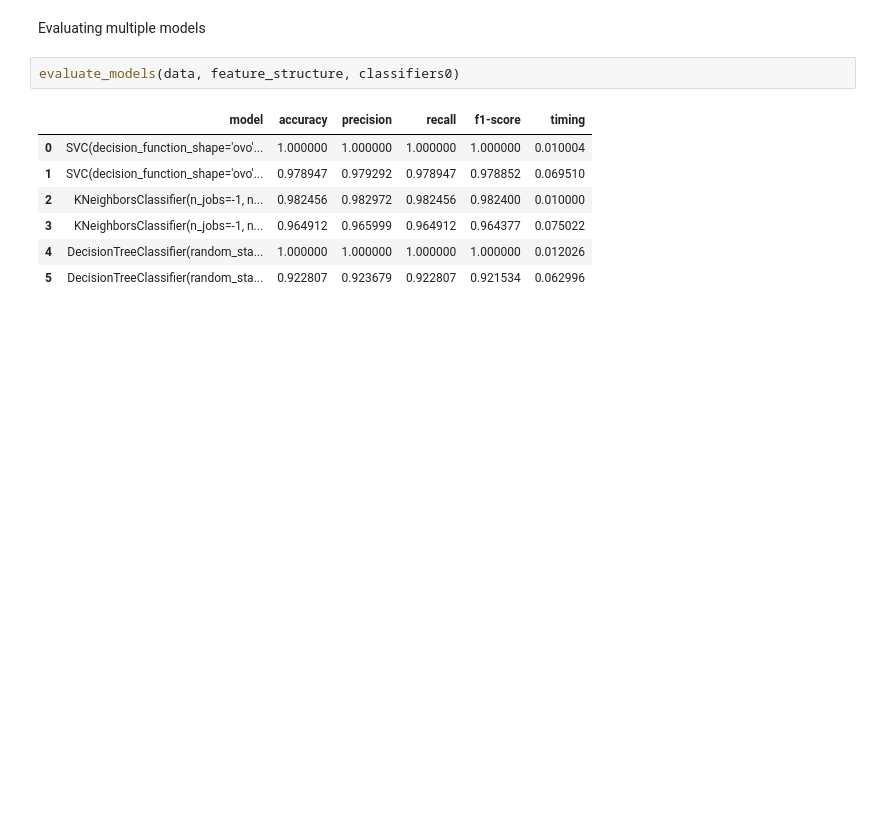
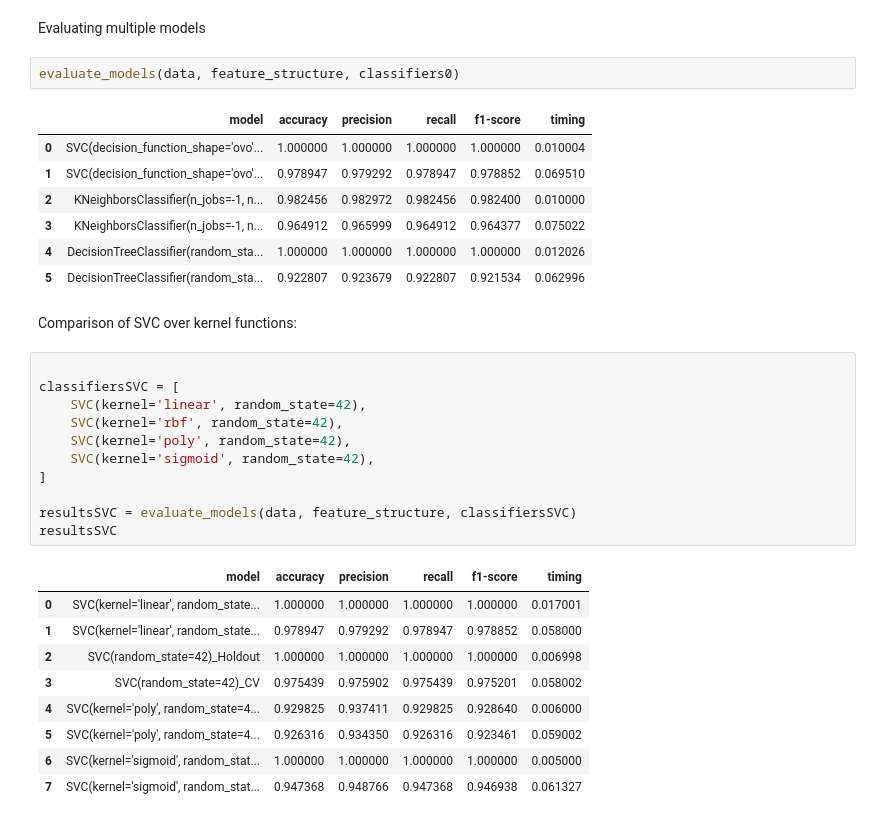
Before and after one commit to RabDou44/MachineLearning2024W, a Jupyter notebook: ass1/breast-cancer_modelling.ipynb, the cells around one changed output. Drawn from its saved outputs; the diff is of its cells as text; blank space fills up the shorter version.

```diff
--- a/ass1/breast-cancer_modelling.ipynb
+++ b/ass1/breast-cancer_modelling.ipynb
@@ -69,3 +69,26 @@ evaluate_models(data, feature_structure, classifiers0)
 | 3 | KNeighborsClassifier(n_jobs=-1, n... | 0.964912 | 0.965999 | 0.964912 | 0.964377 | 0.075022 |
 | 4 | DecisionTreeClassifier(random_sta... | 1.000000 | 1.000000 | 1.000000 | 1.000000 | 0.012026 |
 | 5 | DecisionTreeClassifier(random_sta... | 0.922807 | 0.923679 | 0.922807 | 0.921534 | 0.062996 |
+# %% [markdown]
+Comparison of SVC over kernel functions:
+# %%
+
+classifiersSVC = [
+    SVC(kernel='linear', random_state=42),
+    SVC(kernel='rbf', random_state=42),
+    SVC(kernel='poly', random_state=42),
+    SVC(kernel='sigmoid', random_state=42),
+]
+
+resultsSVC = evaluate_models(data, feature_structure, classifiersSVC)
+resultsSVC
+# %% [output]
+|  | model | accuracy | precision | recall | f1-score | timing |
+| 0 | SVC(kernel='linear', random_state... | 1.000000 | 1.000000 | 1.000000 | 1.000000 | 0.017001 |
+| 1 | SVC(kernel='linear', random_state... | 0.978947 | 0.979292 | 0.978947 | 0.978852 | 0.058000 |
+| 2 | SVC(random_state=42)_Holdout | 1.000000 | 1.000000 | 1.000000 | 1.000000 | 0.006998 |
+| 3 | SVC(random_state=42)_CV | 0.975439 | 0.975902 | 0.975439 | 0.975201 | 0.058002 |
+| 4 | SVC(kernel='poly', random_state=4... | 0.929825 | 0.937411 | 0.929825 | 0.928640 | 0.006000 |
+| 5 | SVC(kernel='poly', random_state=4... | 0.926316 | 0.934350 | 0.926316 | 0.923461 | 0.059002 |
+| 6 | SVC(kernel='sigmoid', random_stat... | 1.000000 | 1.000000 | 1.000000 | 1.000000 | 0.005000 |
+| 7 | SVC(kernel='sigmoid', random_stat... | 0.947368 | 0.948766 | 0.947368 | 0.946938 | 0.061327 |
```
Also changed, not shown: parts of 4 cells of this notebook.
